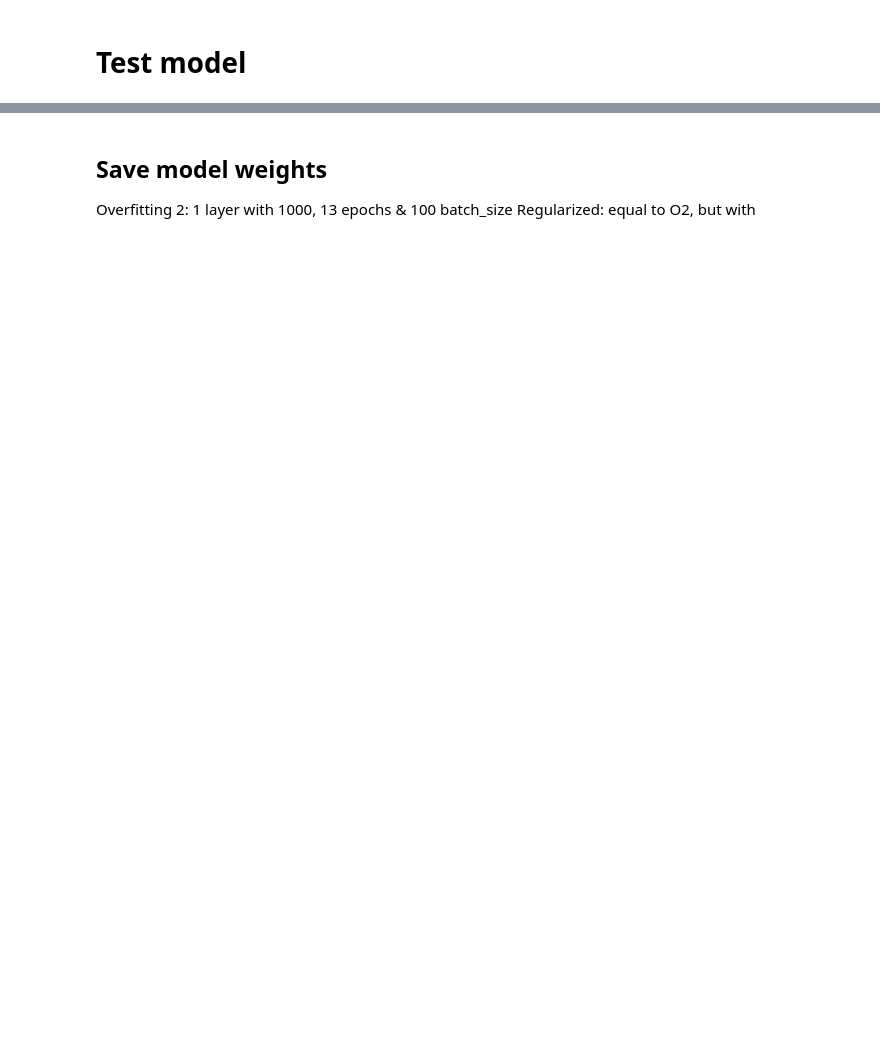
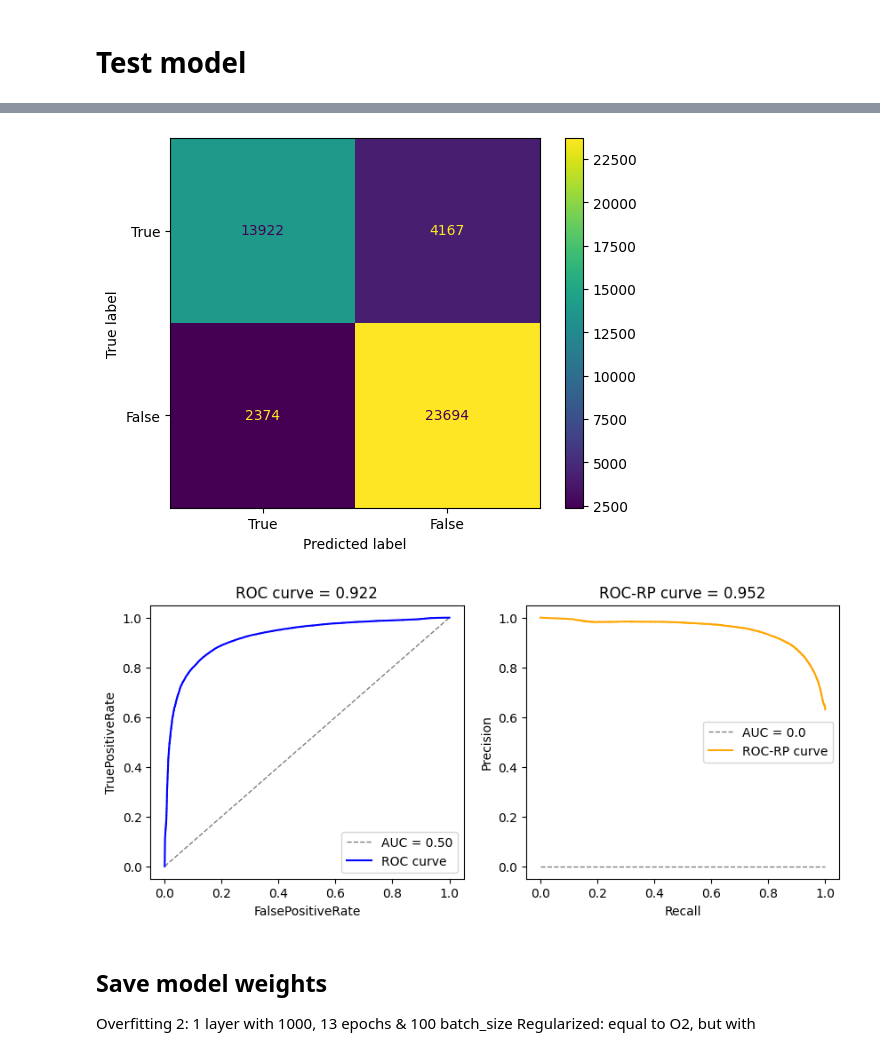
Before and after one commit to MrtC101/ia-2-uncuyo-2023, a Jupyter notebook: source/train_model_NN.ipynb, the cells around one changed output, grey strips where cells are left out. Cells and saved outputs as stored; diff of their text form; code cells hidden in the pictures; blank space fills up the shorter version.

```diff
--- a/source/train_model_NN.ipynb
+++ b/source/train_model_NN.ipynb
@@ -182,11 +181,12 @@ array([[0.99998343]], dtype=float32)
 # %% [markdown]
 # Test model
 # %%
-"""
+
 test_dataset = pd.read_csv("../data/lexp/pre_processed/test.csv")
 X_test = test_dataset.drop(["id","generated"],axis=1)
 Y_test = test_dataset[["generated"]]
 pred = model.predict(x=X_test)
+pred = [1 if p>=0.5 else 0 for p in pred]
 ConfusionMatrixDisplay(confusion_matrix(pred,Y_test),display_labels=["True","False"]).plot()
 ROCcurves(model,X_test,Y_test)
-"""
+# %% [output]
@@ -193,3 +195,5 @@ ROCcurves(model,X_test,Y_test)
+[figure, added]
+[figure, added]
 # %% [markdown]
 ## Save model weights
 Overfitting 2: 1 layer with 1000, 13 epochs & 100 batch_size
```
Also changed, not shown: parts of 9 cells of this notebook, 5 other files.
